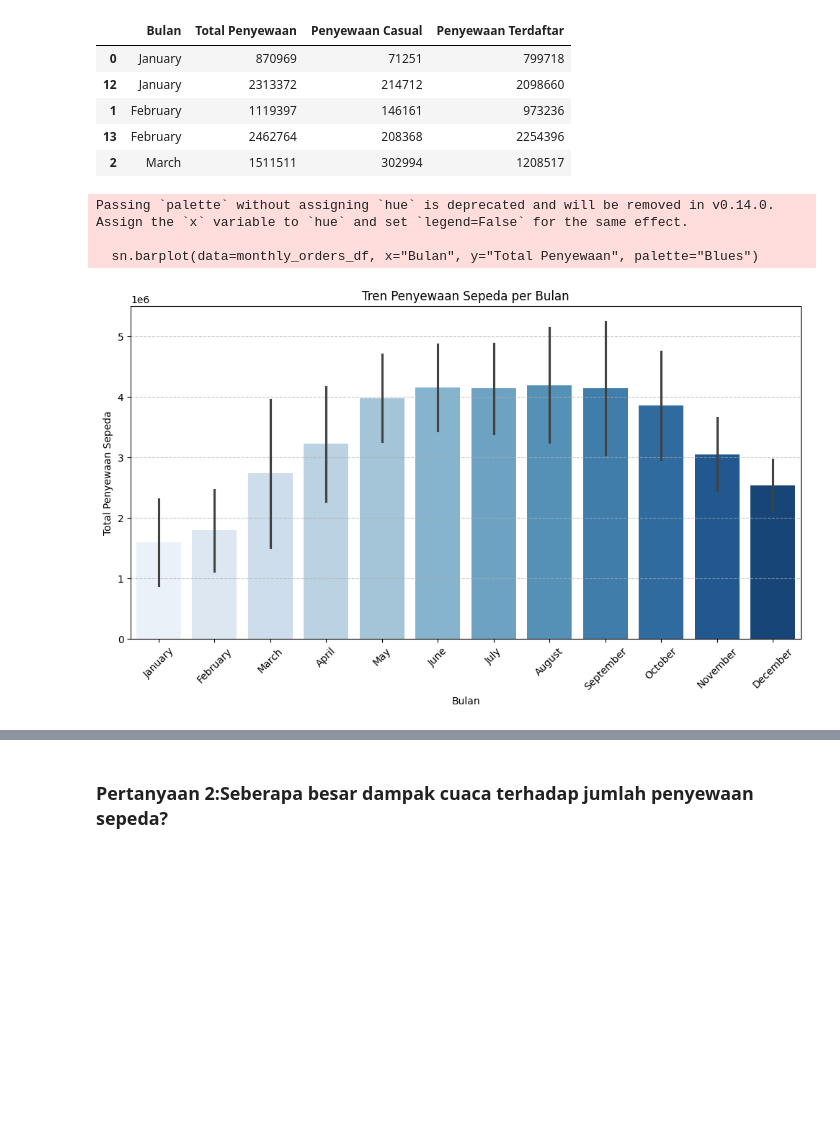
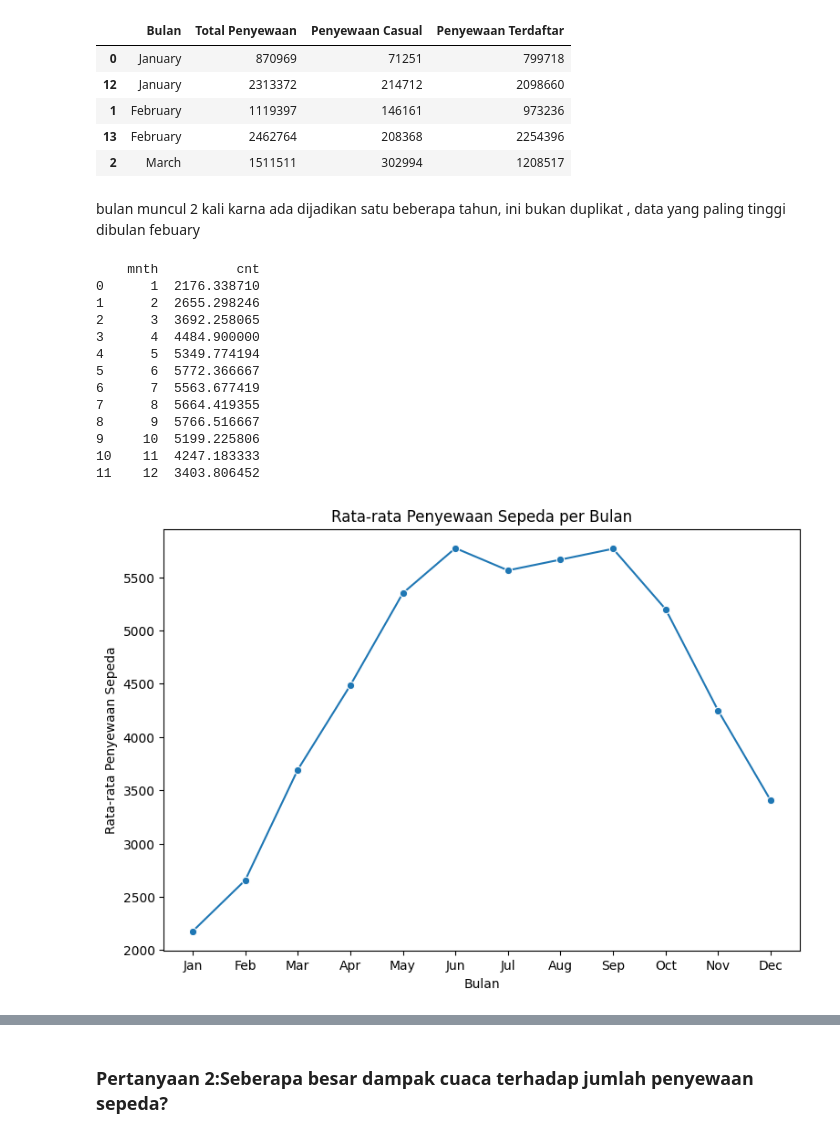
Before and after one commit to Robbysaidiii/Dashboard_mc211d5y2136, a Jupyter notebook: Proyek_Analisis_Data.ipynb, the cells around one changed output, grey strips where cells are left out. Saved outputs shown, nothing was run; the diff lists cells and outputs as text; code cells hidden in the pictures; blank space fills up the shorter version.

```diff
--- a/Proyek_Analisis_Data.ipynb
+++ b/Proyek_Analisis_Data.ipynb
@@ -545,19 +589,31 @@ monthly_orders_df.head()
 | 1 | February | 1119397 | 146161 | 973236 |
 | 13 | February | 2462764 | 208368 | 2254396 |
 | 2 | March | 1511511 | 302994 | 1208517 |
-# %%
-plt.figure(figsize=(12, 6))
-sn.barplot(data=monthly_orders_df, x="Bulan", y="Total Penyewaan", palette="Blues")
-
-plt.xticks(rotation=45)
-plt.xlabel("Bulan")
-plt.ylabel("Total Penyewaan Sepeda")
-plt.title("Tren Penyewaan Sepeda per Bulan")
-plt.grid(axis="y", linestyle="--", alpha=0.7)
-
-plt.show()
-# %% [output]
-Passing `palette` without assigning `hue` is deprecated and will be removed in v0.14.0. Assign the `x` variable to `hue` and set `legend=False` for the same effect.
-
-  sn.barplot(data=monthly_orders_df, x="Bulan", y="Total Penyewaan", palette="Blues")
-[figure, removed]
+# %% [markdown]
+bulan muncul 2 kali karna ada dijadikan satu beberapa tahun, ini bukan duplikat , data yang paling tinggi dibulan febuary
+# %%
+monthly_rentals = day.groupby('mnth')['cnt'].mean().reset_index()
+print(monthly_rentals)
+
+plt.figure(figsize=(9, 6))
+sn.lineplot(x='mnth', y='cnt', data=monthly_rentals, marker='o')
+plt.title('Rata-rata Penyewaan Sepeda per Bulan')
+plt.xlabel('Bulan')
+plt.ylabel('Rata-rata Penyewaan Sepeda')
+plt.xticks(range(1, 13), ['Jan', 'Feb', 'Mar', 'Apr', 'May', 'Jun', 'Jul', 'Aug', 'Sep', 'Oct', 'Nov', 'Dec'])
+plt.show()
+# %% [output]
+    mnth          cnt
+0      1  2176.338710
+1      2  2655.298246
+2      3  3692.258065
+3      4  4484.900000
+4      5  5349.774194
+5      6  5772.366667
+6      7  5563.677419
+7      8  5664.419355
+8      9  5766.516667
+9     10  5199.225806
+10    11  4247.183333
+11    12  3403.806452
+[figure, added]
```
Also changed, not shown: parts of 54 cells of this notebook, 6 other files.
